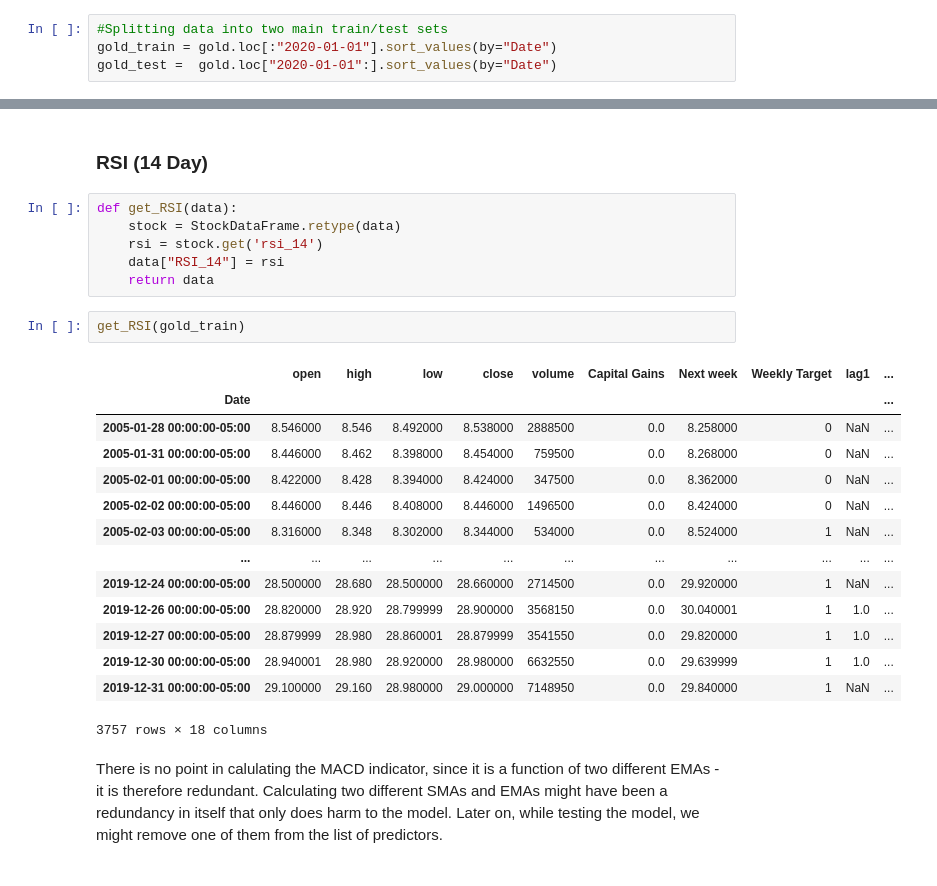
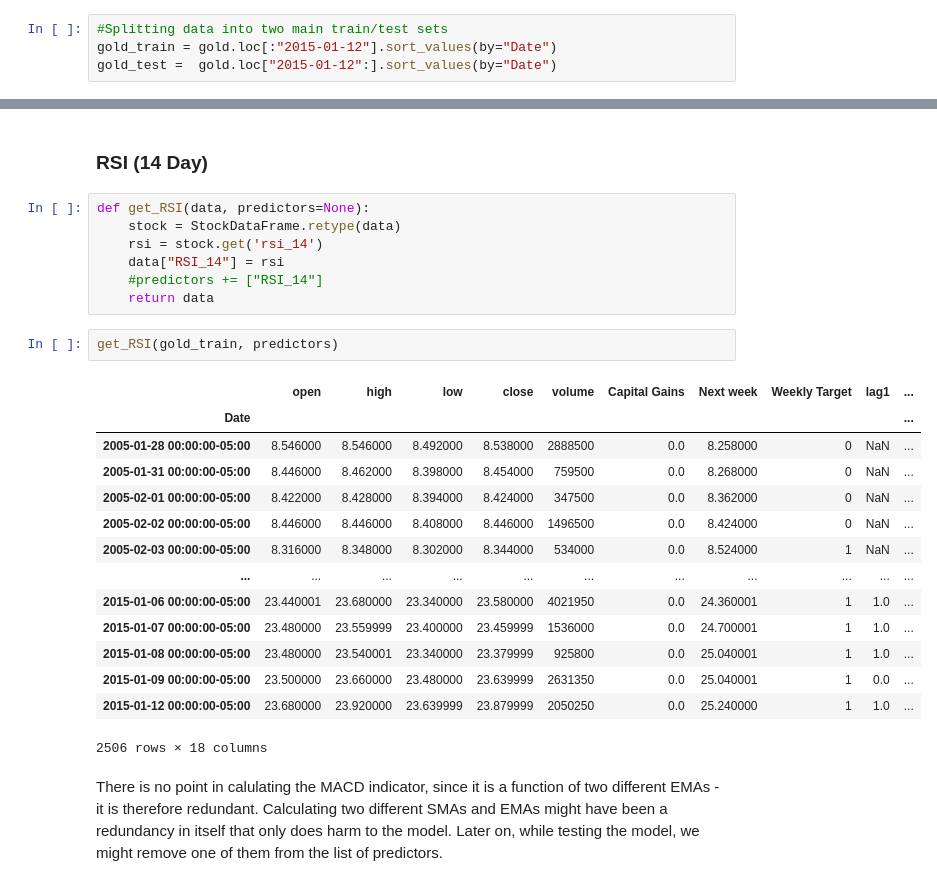
Before and after one commit to Gregoritsch3/ML_EDA_Classification_GoldPricePrediction, a Jupyter notebook: ML_EDA_GoldPricePrediction.ipynb, the cells around one changed output, grey strips where cells are left out. Drawn from its saved outputs; the diff is of its cells as text.

```diff
--- a/ML_EDA_GoldPricePrediction.ipynb
+++ b/ML_EDA_GoldPricePrediction.ipynb
@@ -103,7 +105,7 @@ Before doing a Time Series Split, we will split the data into the main train/tes
 # %%
 #Splitting data into two main train/test sets
-gold_train = gold.loc[:"2020-01-01"].sort_values(by="Date")
-gold_test =  gold.loc["2020-01-01":].sort_values(by="Date")
+gold_train = gold.loc[:"2015-01-12"].sort_values(by="Date")
+gold_test =  gold.loc["2015-01-12":].sort_values(by="Date")
 # %%
 gold_train
 # %% [output]
@@ -291,28 +310,29 @@ add_CLF_data(gold_train, gold_train.index[0], gold_train.index[-1], predictors)
 # %% [markdown]
 ### RSI (14 Day)
 # %%
-def get_RSI(data):
+def get_RSI(data, predictors=None):
     stock = StockDataFrame.retype(data)
     rsi = stock.get('rsi_14')
     data["RSI_14"] = rsi
+    #predictors += ["RSI_14"]
     return data
 # %%
-get_RSI(gold_train)
+get_RSI(gold_train, predictors)
 # %% [output]
 |  | open | high | low | close | volume | Capital Gains | Next week | Weekly Target | lag1 | ... |
 | Date |  |  |  |  |  |  |  |  |  | ... |
-| 2005-01-28 00:00:00-05:00 | 8.546000 | 8.546 | 8.492000 | 8.538000 | 2888500 | 0.0 | 8.258000 | 0 | NaN | ... |
-| 2005-01-31 00:00:00-05:00 | 8.446000 | 8.462 | 8.398000 | 8.454000 | 759500 | 0.0 | 8.268000 | 0 | NaN | ... |
-| 2005-02-01 00:00:00-05:00 | 8.422000 | 8.428 | 8.394000 | 8.424000 | 347500 | 0.0 | 8.362000 | 0 | NaN | ... |
-| 2005-02-02 00:00:00-05:00 | 8.446000 | 8.446 | 8.408000 | 8.446000 | 1496500 | 0.0 | 8.424000 | 0 | NaN | ... |
-| 2005-02-03 00:00:00-05:00 | 8.316000 | 8.348 | 8.302000 | 8.344000 | 534000 | 0.0 | 8.524000 | 1 | NaN | ... |
+| 2005-01-28 00:00:00-05:00 | 8.546000 | 8.546000 | 8.492000 | 8.538000 | 2888500 | 0.0 | 8.258000 | 0 | NaN | ... |
+| 2005-01-31 00:00:00-05:00 | 8.446000 | 8.462000 | 8.398000 | 8.454000 | 759500 | 0.0 | 8.268000 | 0 | NaN | ... |
+| 2005-02-01 00:00:00-05:00 | 8.422000 | 8.428000 | 8.394000 | 8.424000 | 347500 | 0.0 | 8.362000 | 0 | NaN | ... |
+| 2005-02-02 00:00:00-05:00 | 8.446000 | 8.446000 | 8.408000 | 8.446000 | 1496500 | 0.0 | 8.424000 | 0 | NaN | ... |
+| 2005-02-03 00:00:00-05:00 | 8.316000 | 8.348000 | 8.302000 | 8.344000 | 534000 | 0.0 | 8.524000 | 1 | NaN | ... |
 | ... | ... | ... | ... | ... | ... | ... | ... | ... | ... | ... |
-| 2019-12-24 00:00:00-05:00 | 28.500000 | 28.680 | 28.500000 | 28.660000 | 2714500 | 0.0 | 29.920000 | 1 | NaN | ... |
-| 2019-12-26 00:00:00-05:00 | 28.820000 | 28.920 | 28.799999 | 28.900000 | 3568150 | 0.0 | 30.040001 | 1 | 1.0 | ... |
-| 2019-12-27 00:00:00-05:00 | 28.879999 | 28.980 | 28.860001 | 28.879999 | 3541550 | 0.0 | 29.820000 | 1 | 1.0 | ... |
-| 2019-12-30 00:00:00-05:00 | 28.940001 | 28.980 | 28.920000 | 28.980000 | 6632550 | 0.0 | 29.639999 | 1 | 1.0 | ... |
-| 2019-12-31 00:00:00-05:00 | 29.100000 | 29.160 | 28.980000 | 29.000000 | 7148950 | 0.0 | 29.840000 | 1 | NaN | ... |
+| 2015-01-06 00:00:00-05:00 | 23.440001 | 23.680000 | 23.340000 | 23.580000 | 4021950 | 0.0 | 24.360001 | 1 | 1.0 | ... |
+| 2015-01-07 00:00:00-05:00 | 23.480000 | 23.559999 | 23.400000 | 23.459999 | 1536000 | 0.0 | 24.700001 | 1 | 1.0 | ... |
+| 2015-01-08 00:00:00-05:00 | 23.480000 | 23.540001 | 23.340000 | 23.379999 | 925800 | 0.0 | 25.040001 | 1 | 1.0 | ... |
+| 2015-01-09 00:00:00-05:00 | 23.500000 | 23.660000 | 23.480000 | 23.639999 | 2631350 | 0.0 | 25.040001 | 1 | 0.0 | ... |
+| 2015-01-12 00:00:00-05:00 | 23.680000 | 23.920000 | 23.639999 | 23.879999 | 2050250 | 0.0 | 25.240000 | 1 | 1.0 | ... |
-3757 rows × 18 columns
+2506 rows × 18 columns
 # %% [markdown]
 There is no point in calulating the MACD indicator, since it is a function of two different EMAs - it is therefore redundant. Calculating two different SMAs and EMAs might have been a redundancy in itself that only does harm to the model. Later on, while testing the model, we might remove one of them from the list of predictors.
 # %%
```
Also changed, not shown: parts of 83 cells of this notebook, 1 other file.
